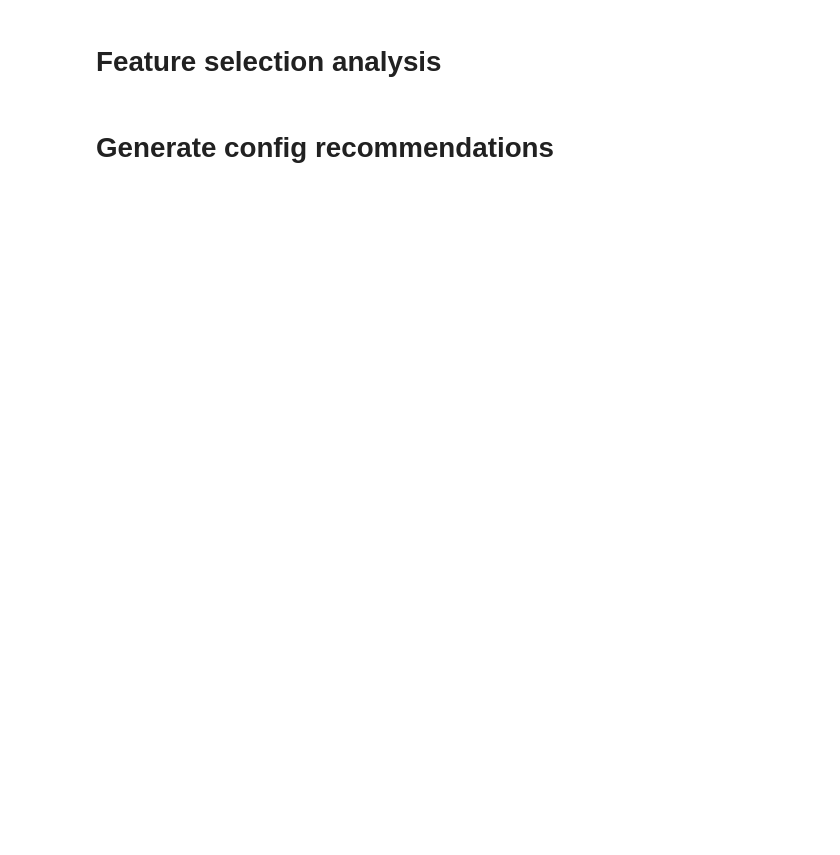
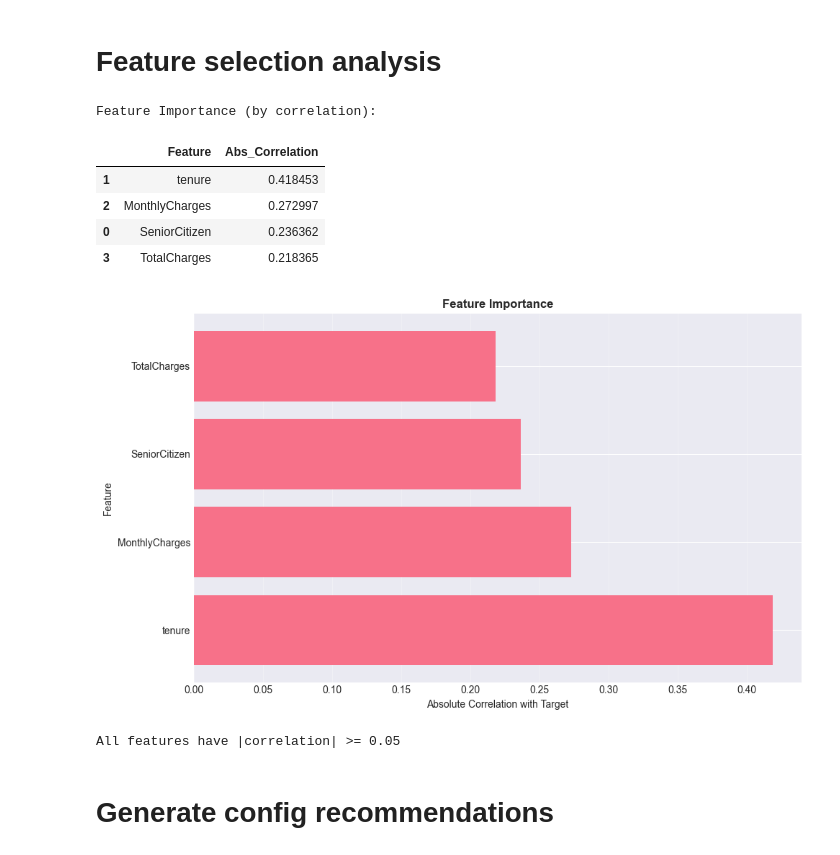
Before and after one commit to Fahmi-mi/predict-customer-churn, a Jupyter notebook: notebooks/02_feature_engineer.ipynb, the cells around one changed output. Cells and saved outputs as stored; diff of their text form; code cells hidden in the pictures; blank space fills up the shorter version.

```diff
--- a/notebooks/02_feature_engineer.ipynb
+++ b/notebooks/02_feature_engineer.ipynb
@@ -162,7 +226,7 @@ if len(numerical_features) > 0:
     binning_results = []
 
     for feature in numerical_features:
-        original_corr = X[feature].corr(y)
+        original_corr = X[feature].corr(y_corr)
         print(f"Original Pearson correlation: {original_corr:.4f}")
 
         best_chi2 = 0
@@ -181,7 +245,7 @@ if len(numerical_features) > 0:
                     best_n_bins = n_bins
                     best_method = 'quantile'
 
-                print(f"  Quantile (n={n_bins}): χ²={chi2:.2f}, p={p_value:.4f}")
+                print(f"  Quantile (n={n_bins}): chi2={chi2:.2f}, p={p_value:.4f}")
 
                 # Uniform binning
                 uniform_bins = pd.cut(X[feature], bins=n_bins, labels=False)
@@ -193,7 +257,7 @@ if len(numerical_features) > 0:
                     best_n_bins = n_bins
                     best_method = 'uniform'
 
-                print(f"  Uniform  (n={n_bins}): χ²={chi2:.2f}, p={p_value:.4f}")
+                print(f"  Uniform  (n={n_bins}): chi2={chi2:.2f}, p={p_value:.4f}")
 
             except Exception as e:
                 print(f"  Error with {n_bins} bins: {e}")
@@ -259,7 +348,7 @@ if len(numerical_features) > 0:
 
     for feature in numerical_features[:3]:
         # Original
-        corr = X[feature].corr(y)
+        corr = X[feature].corr(y_corr)
         advanced_results.append({
             'Feature': feature,
             'Type': 'Original',
@@ -269,9 +358,9 @@ if len(numerical_features) > 0:
 
         # Squared
         squared = X[feature] ** 2
-        corr = squared.corr(y)
+        corr = squared.corr(y_corr)
         advanced_results.append({
-            'Feature': f'{feature}²',
+            'Feature': f'{feature}^2',
             'Type': 'Polynomial',
             'Correlation': corr,
             'Abs_Correlation': abs(corr)
@@ -279,9 +368,9 @@ if len(numerical_features) > 0:
 
         # Cubed
         cubed = X[feature] ** 3
-        corr = cubed.corr(y)
+        corr = cubed.corr(y_corr)
         advanced_results.append({
-            'Feature': f'{feature}³',
+            'Feature': f'{feature}^3',
             'Type': 'Polynomial',
             'Correlation': corr,
             'Abs_Correlation': abs(corr)
@@ -290,7 +379,7 @@ if len(numerical_features) > 0:
         # Log (if positive values)
         if (X[feature] > 0).all():
             log_feat = np.log1p(X[feature])
-            corr = log_feat.corr(y)
+            corr = log_feat.corr(y_corr)
             advanced_results.append({
                 'Feature': f'log({feature})',
                 'Type': 'Logarithm',
@@ -301,9 +390,9 @@ if len(numerical_features) > 0:
         # Square root
         if (X[feature] >= 0).all():
             sqrt_feat = np.sqrt(X[feature])
-            corr = sqrt_feat.corr(y)
+            corr = sqrt_feat.corr(y_corr)
             advanced_results.append({
-                'Feature': f'√{feature}',
+                'Feature': f'sqrt({feature})',
                 'Type': 'Root',
                 'Correlation': corr,
                 'Abs_Correlation': abs(corr)
@@ -315,9 +404,9 @@ if len(numerical_features) > 0:
     print("\nAnalysis:")
     improved = advanced_df[advanced_df['Type'] != 'Original'].head(5)
     for _, row in improved.iterrows():
-        original_feat = row['Feature'].split('²')[0].split('³')[0].replace('log(', '').replace(')', '').replace('√', '')
+        original_feat = row['Feature'].split('^2')[0].split('^3')[0].replace('log(', '').replace(')', '').replace('sqrt(', '').replace(')', '')
         if original_feat in X.columns:
-            original_corr = X[original_feat].corr(y)
+            original_corr = X[original_feat].corr(y_corr)
             if abs(row['Correlation']) > abs(original_corr):
                 print(f"  {row['Feature']} improved correlation!")
-                print(f"  Original: {original_corr:.4f} → New: {row['Correlation']:.4f}")
+                print(f"  Original: {original_corr:.4f} -> New: {row['Correlation']:.4f}")
@@ -327,37 +441,46 @@ if len(numerical_features) > 0:
 if len(numerical_features) > 0:
     feature_importance = []
 
     for feat in numerical_features:
-        corr = abs(X[feat].corr(y))
+        corr = abs(X[feat].corr(y_corr))
         feature_importance.append({
             'Feature': feat,
             'Abs_Correlation': corr
         })
 
     importance_df = pd.DataFrame(feature_importance).sort_values('Abs_Correlation', ascending=False)
 
     print("Feature Importance (by correlation):")
     display(importance_df)
 
     plt.figure(figsize=(10, 6))
     plt.barh(importance_df['Feature'], importance_df['Abs_Correlation'])
     plt.xlabel('Absolute Correlation with Target')
     plt.ylabel('Feature')
     plt.title('Feature Importance', fontweight='bold')
     plt.grid(alpha=0.3, axis='x')
     plt.tight_layout()
     plt.show()
 
     threshold = 0.05
     low_value = importance_df[importance_df['Abs_Correlation'] < threshold]
 
     if len(low_value) > 0:
-        print(f"\n   Low-value features (|corr| < {threshold}):")
+        print(f"\nLow-value features (|corr| < {threshold}):")
         for feat in low_value['Feature']:
             print(f"  - {feat}")
-        print("\n→ Consider removing these from the dataset")
+        print("\nConsider removing these from the dataset")
     else:
-        print(f"\n  All features have |correlation| >= {threshold}")
+        print(f"\nAll features have |correlation| >= {threshold}")
+# %% [output]
+Feature Importance (by correlation):
+|  | Feature | Abs_Correlation |
+| 1 | tenure | 0.418453 |
+| 2 | MonthlyCharges | 0.272997 |
+| 0 | SeniorCitizen | 0.236362 |
+| 3 | TotalCharges | 0.218365 |
+[figure, added]
+All features have |correlation| >= 0.05
 # %% [markdown]
 # Generate config recommendations
 # %%
```
Also changed, not shown: parts of 9 cells of this notebook, 5 other files.
